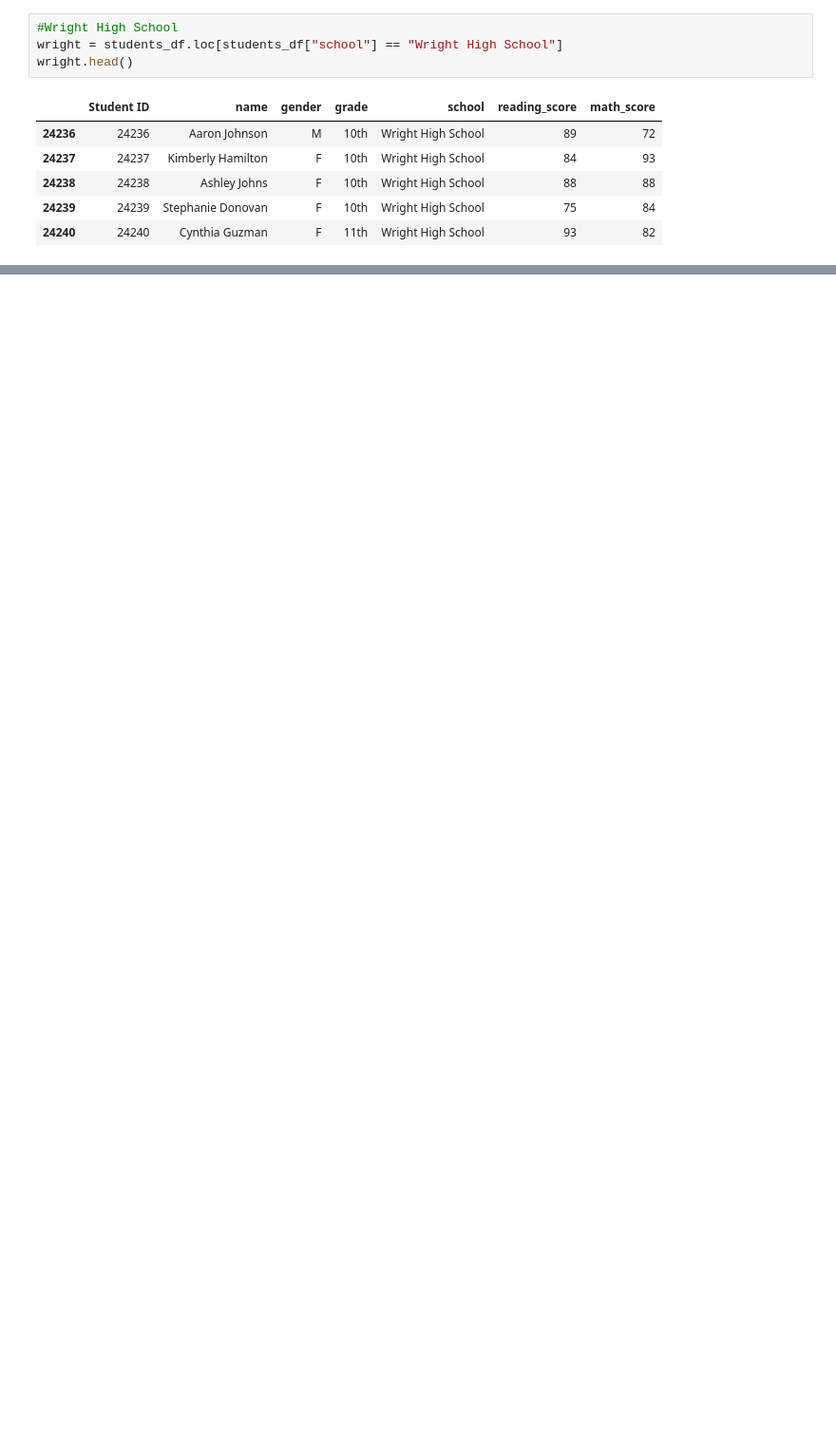
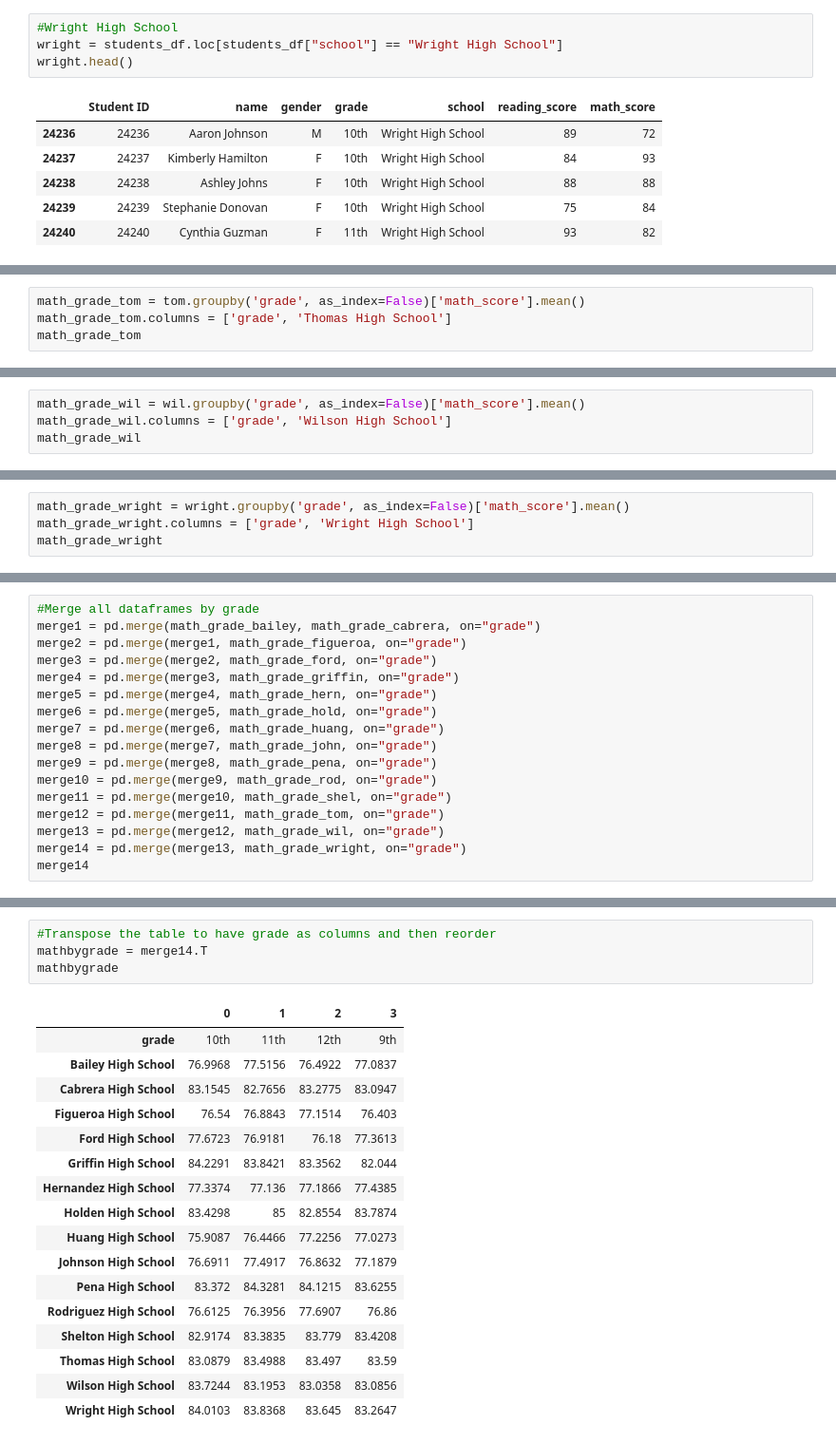
Before and after one commit to sameralsabb/numpy-pandas, a Jupyter notebook: Pandas HW - PyCitySchools.ipynb, the cells around one changed output, grey strips where cells are left out. Shown: that part at 95% size. Drawn from its saved outputs; the diff is of its cells as text; blank space fills up the shorter version.

```diff
--- a/Pandas HW - PyCitySchools.ipynb
+++ b/Pandas HW - PyCitySchools.ipynb
@@ -449,0 +676,4 @@ school_summary_df
+# %%
+math_grade_tom = tom.groupby('grade', as_index=False)['math_score'].mean()
+math_grade_tom.columns = ['grade', 'Thomas High School']
+math_grade_tom
@@ -449,0 +686,4 @@ school_summary_df
+# %%
+math_grade_wil = wil.groupby('grade', as_index=False)['math_score'].mean()
+math_grade_wil.columns = ['grade', 'Wilson High School']
+math_grade_wil
@@ -449,0 +696,4 @@ school_summary_df
+# %%
+math_grade_wright = wright.groupby('grade', as_index=False)['math_score'].mean()
+math_grade_wright.columns = ['grade', 'Wright High School']
+math_grade_wright
@@ -449,0 +706,17 @@ school_summary_df
+# %%
+#Merge all dataframes by grade
+merge1 = pd.merge(math_grade_bailey, math_grade_cabrera, on="grade")
+merge2 = pd.merge(merge1, math_grade_figueroa, on="grade")
+merge3 = pd.merge(merge2, math_grade_ford, on="grade")
+merge4 = pd.merge(merge3, math_grade_griffin, on="grade")
+merge5 = pd.merge(merge4, math_grade_hern, on="grade")
+merge6 = pd.merge(merge5, math_grade_hold, on="grade")
+merge7 = pd.merge(merge6, math_grade_huang, on="grade")
+merge8 = pd.merge(merge7, math_grade_john, on="grade")
+merge9 = pd.merge(merge8, math_grade_pena, on="grade")
+merge10 = pd.merge(merge9, math_grade_rod, on="grade")
+merge11 = pd.merge(merge10, math_grade_shel, on="grade")
+merge12 = pd.merge(merge11, math_grade_tom, on="grade")
+merge13 = pd.merge(merge12, math_grade_wil, on="grade")
+merge14 = pd.merge(merge13, math_grade_wright, on="grade")
+merge14
@@ -449,0 +729,22 @@ school_summary_df
+# %%
+#Transpose the table to have grade as columns and then reorder
+mathbygrade = merge14.T
+mathbygrade
+# %% [output]
+|  | 0 | 1 | 2 | 3 |
+| grade | 10th | 11th | 12th | 9th |
+| Bailey High School | 76.9968 | 77.5156 | 76.4922 | 77.0837 |
+| Cabrera High School | 83.1545 | 82.7656 | 83.2775 | 83.0947 |
+| Figueroa High School | 76.54 | 76.8843 | 77.1514 | 76.403 |
+| Ford High School | 77.6723 | 76.9181 | 76.18 | 77.3613 |
+| Griffin High School | 84.2291 | 83.8421 | 83.3562 | 82.044 |
+| Hernandez High School | 77.3374 | 77.136 | 77.1866 | 77.4385 |
+| Holden High School | 83.4298 | 85 | 82.8554 | 83.7874 |
+| Huang High School | 75.9087 | 76.4466 | 77.2256 | 77.0273 |
+| Johnson High School | 76.6911 | 77.4917 | 76.8632 | 77.1879 |
+| Pena High School | 83.372 | 84.3281 | 84.1215 | 83.6255 |
+| Rodriguez High School | 76.6125 | 76.3956 | 77.6907 | 76.86 |
+| Shelton High School | 82.9174 | 83.3835 | 83.779 | 83.4208 |
+| Thomas High School | 83.0879 | 83.4988 | 83.497 | 83.59 |
+| Wilson High School | 83.7244 | 83.1953 | 83.0358 | 83.0856 |
+| Wright High School | 84.0103 | 83.8368 | 83.645 | 83.2647 |
```
Also changed, not shown: parts of 61 cells of this notebook.
